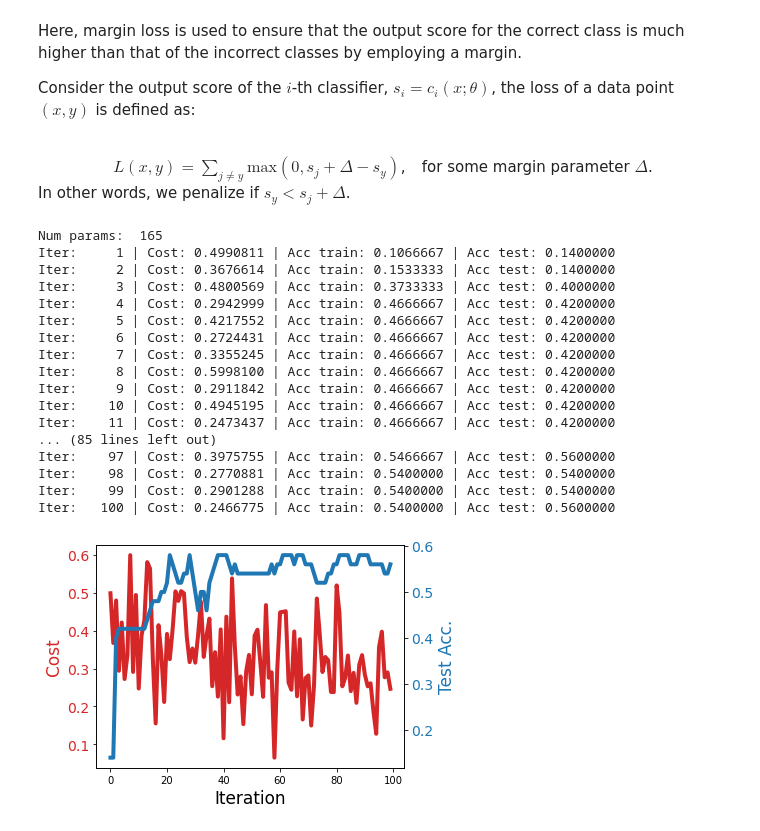
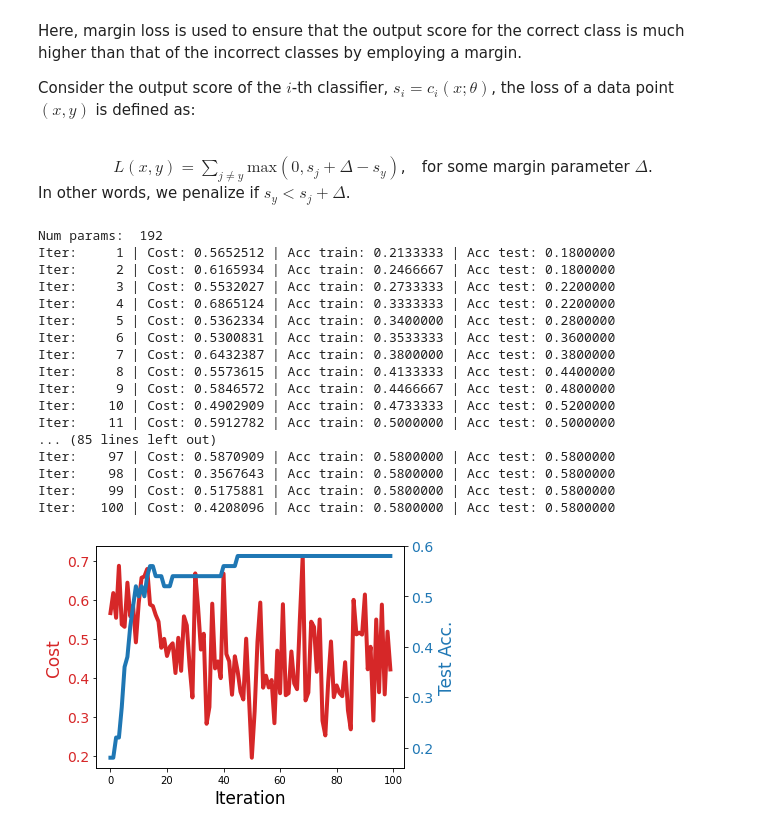
Before and after one commit to wongwsvincent/Pennylane_quantum-classifier, a Jupyter notebook: Variational quantum circuit.ipynb, the cells around one changed output. Cells and saved outputs as stored; diff of their text form; code cells hidden in the pictures.

Commit message:
Added reweighting based on the effective number per class

```diff
--- a/Variational quantum circuit.ipynb
+++ b/Variational quantum circuit.ipynb
@@ -20,15 +20,16 @@ np.random.seed(0)
 torch.manual_seed(0)
 
 num_classes = 5
-margin = 0.15
+margin = 0.20
 feature_size = 5
-batch_size = 10
-lr_adam = 0.01
+batch_size = 20
+lr_adam = 0.001
 train_split = 0.75
 # the number of the required qubits is calculated from the number of features
 num_qubits = int(np.ceil(np.log2(feature_size)))
-num_layers = 6
+num_layers = 7
 total_iterations = 100
+beta=0.9 # for rebalancing classes
 
 dev = qml.device("default.qubit", wires=num_qubits)
 # %% [markdown]
@@ -86,7 +87,7 @@ Consider the output score of the $i$-th classifier, $s_{i}=c_{i}(x; \theta)$, th
 In other words, we penalize if $s_{y}<s_{j}+\Delta$.
 # %%
 # This function takes a number of samples and compute the average multiclass loss
-def multiclass_svm_loss(q_circuits, all_params, feature_vecs, true_labels):
+def multiclass_svm_loss(q_circuits, all_params, feature_vecs, true_labels, reweights=[]):
     loss = 0
     num_samples = len(true_labels)
     for i, feature_vec in enumerate(feature_vecs):
@@ -109,6 +110,8 @@ def multiclass_svm_loss(q_circuits, all_params, feature_vecs, true_labels):
                 )
                 s_j = s_j.float()
                 li += torch.max(torch.zeros(1).float(), s_j + margin - s_true)
+        if(reweights.size != 0):
+            li=li*reweights[int(true_labels[i])]
         loss += li
 
     return loss / num_samples
@@ -149,6 +152,9 @@ def load_and_process_data():
     df['Cholesterol'] = df['Cholesterol'].map(cholesteral_mapping)
     df['Drug'] = df['Drug'].map(drug_mapping)
     data=df.to_numpy()
+    unique_elements, counts_elements = np.unique(data[:,-1], return_counts=True)
+    reweights=(1 - beta)/(1 - np.power(beta,counts_elements))
+    reweights=reweights/np.sum(reweights)*len(unique_elements)
 
     X = torch.tensor(data[:, 0:feature_size])
 #     print("First X sample, original  :", X[0])
@@ -159,7 +165,7 @@ def load_and_process_data():
 #     print("First X sample, normalized:", X_norm[0])
 
     Y = torch.tensor(data[:, -1])
-    return X, Y
+    return X, Y, reweights
 
 # Create a train and test split.
 def split_data(feature_vecs, Y):
@@ -172,7 +178,7 @@ def split_data(feature_vecs, Y):
     Y_test = Y[index[num_train:]]
     return feat_vecs_train.float(), feat_vecs_test.float(), Y_train.float(), Y_test.float()
 # %%
-def training(features, Y):
+def training(features, Y, reweights=[]):
     num_data = Y.shape[0]
     feat_vecs_train, feat_vecs_test, Y_train, Y_test = split_data(features, Y)
     num_train = Y_train.shape[0]
@@ -197,7 +203,7 @@ def training(features, Y):
         Y_train_batch = Y_train[batch_index]
 
         optimizer.zero_grad()
-        curr_cost = multiclass_svm_loss(q_circuits, params, feat_vecs_train_batch, Y_train_batch)
+        curr_cost = multiclass_svm_loss(q_circuits, params, feat_vecs_train_batch, Y_train_batch, reweights=reweights)
         curr_cost.backward()
         optimizer.step()
 
@@ -216,50 +222,49 @@ def training(features, Y):
         train_acc.append(acc_train)
         test_acc.append(acc_test)
 
     return costs, train_acc, test_acc
 
 
 # now run the training algorithm and plot the results
-
-features, Y = load_and_process_data()
-costs, train_acc, test_acc = training(features, Y)
+features, Y, reweights = load_and_process_data()
+costs, train_acc, test_acc = training(features, Y, reweights=reweights)
 
 import matplotlib.pyplot as plt
 
 fig, ax1 = plt.subplots()
 iters = np.arange(0, total_iterations, 1)
 colors = ["tab:red", "tab:blue"]
 ax1.set_xlabel("Iteration", fontsize=17)
 ax1.set_ylabel("Cost", fontsize=17, color=colors[0])
 ax1.plot(iters, costs, color=colors[0], linewidth=4)
 ax1.tick_params(axis="y", labelsize=14, labelcolor=colors[0])
 
 ax2 = ax1.twinx()
 ax2.set_ylabel("Test Acc.", fontsize=17, color=colors[1])
 ax2.plot(iters, test_acc, color=colors[1], linewidth=4)
 
 ax2.tick_params(axis="x", labelsize=14)
 ax2.tick_params(axis="y", labelsize=14, labelcolor=colors[1])
 
 plt.grid(False)
 plt.tight_layout()
 plt.show()
 # %% [output]
-Num params:  165
-Iter:     1 | Cost: 0.4990811 | Acc train: 0.1066667 | Acc test: 0.1400000
-Iter:     2 | Cost: 0.3676614 | Acc train: 0.1533333 | Acc test: 0.1400000
-Iter:     3 | Cost: 0.4800569 | Acc train: 0.3733333 | Acc test: 0.4000000
-Iter:     4 | Cost: 0.2942999 | Acc train: 0.4666667 | Acc test: 0.4200000
-Iter:     5 | Cost: 0.4217552 | Acc train: 0.4666667 | Acc test: 0.4200000
-Iter:     6 | Cost: 0.2724431 | Acc train: 0.4666667 | Acc test: 0.4200000
-Iter:     7 | Cost: 0.3355245 | Acc train: 0.4666667 | Acc test: 0.4200000
-Iter:     8 | Cost: 0.5998100 | Acc train: 0.4666667 | Acc test: 0.4200000
-Iter:     9 | Cost: 0.2911842 | Acc train: 0.4666667 | Acc test: 0.4200000
-Iter:    10 | Cost: 0.4945195 | Acc train: 0.4666667 | Acc test: 0.4200000
-Iter:    11 | Cost: 0.2473437 | Acc train: 0.4666667 | Acc test: 0.4200000
+Num params:  192
+Iter:     1 | Cost: 0.5652512 | Acc train: 0.2133333 | Acc test: 0.1800000
+Iter:     2 | Cost: 0.6165934 | Acc train: 0.2466667 | Acc test: 0.1800000
+Iter:     3 | Cost: 0.5532027 | Acc train: 0.2733333 | Acc test: 0.2200000
+Iter:     4 | Cost: 0.6865124 | Acc train: 0.3333333 | Acc test: 0.2200000
+Iter:     5 | Cost: 0.5362334 | Acc train: 0.3400000 | Acc test: 0.2800000
+Iter:     6 | Cost: 0.5300831 | Acc train: 0.3533333 | Acc test: 0.3600000
+Iter:     7 | Cost: 0.6432387 | Acc train: 0.3800000 | Acc test: 0.3800000
+Iter:     8 | Cost: 0.5573615 | Acc train: 0.4133333 | Acc test: 0.4400000
+Iter:     9 | Cost: 0.5846572 | Acc train: 0.4466667 | Acc test: 0.4800000
+Iter:    10 | Cost: 0.4902909 | Acc train: 0.4733333 | Acc test: 0.5200000
+Iter:    11 | Cost: 0.5912782 | Acc train: 0.5000000 | Acc test: 0.5000000
 ... (85 lines left out)
-Iter:    97 | Cost: 0.3975755 | Acc train: 0.5466667 | Acc test: 0.5600000
-Iter:    98 | Cost: 0.2770881 | Acc train: 0.5400000 | Acc test: 0.5400000
-Iter:    99 | Cost: 0.2901288 | Acc train: 0.5400000 | Acc test: 0.5400000
-Iter:   100 | Cost: 0.2466775 | Acc train: 0.5400000 | Acc test: 0.5600000
+Iter:    97 | Cost: 0.5870909 | Acc train: 0.5800000 | Acc test: 0.5800000
+Iter:    98 | Cost: 0.3567643 | Acc train: 0.5800000 | Acc test: 0.5800000
+Iter:    99 | Cost: 0.5175881 | Acc train: 0.5800000 | Acc test: 0.5800000
+Iter:   100 | Cost: 0.4208096 | Acc train: 0.5800000 | Acc test: 0.5800000
-[figure, old version]
+[figure, new version]
```
Also changed, not shown: parts of 1 cell of this notebook.
